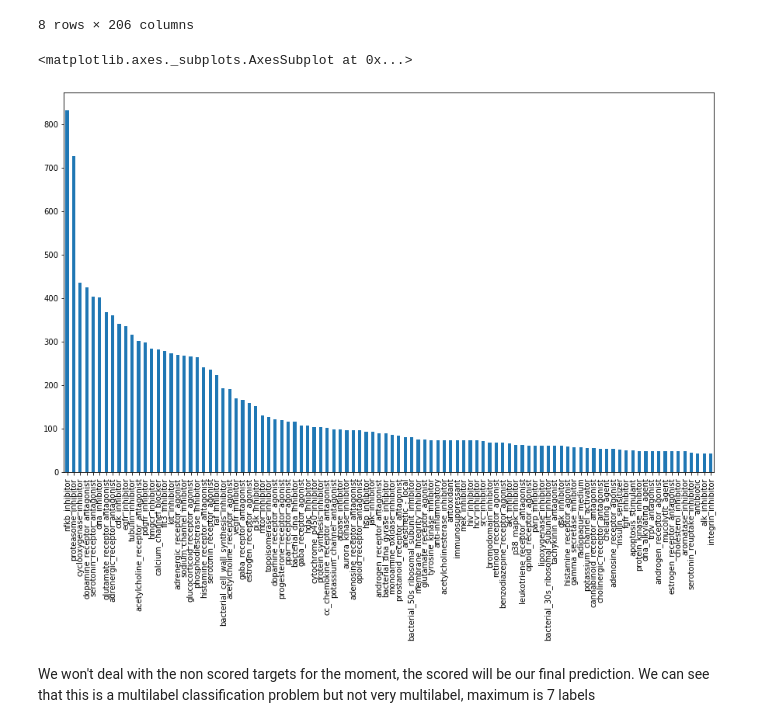
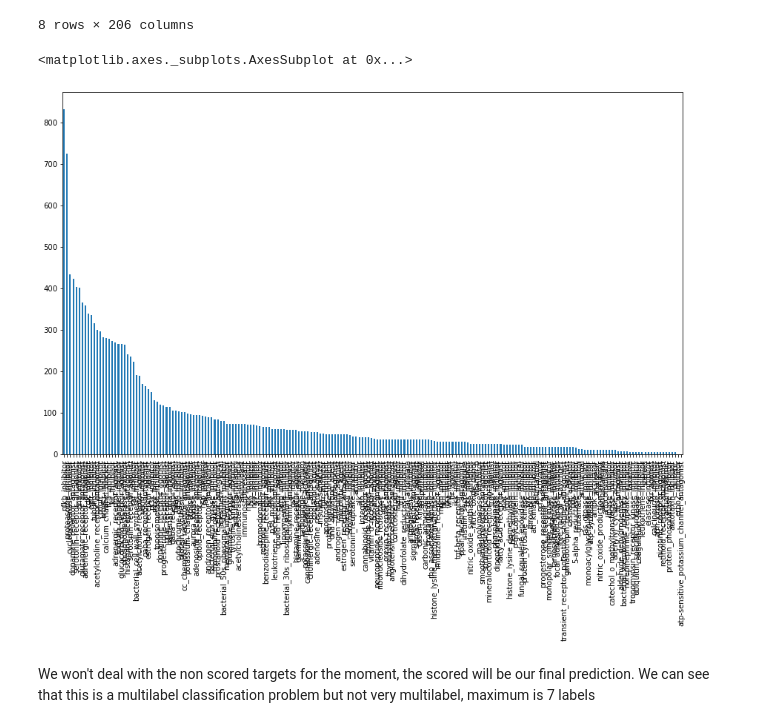
Before and after one commit to tzoukritzou/kaggle_moa, a Jupyter notebook: data_analysis.ipynb, the cells around one changed output. Drawn from its saved outputs; the diff is of its cells as text; code cells hidden in the pictures.

```diff
--- a/data_analysis.ipynb
+++ b/data_analysis.ipynb
@@ -61,10 +62,11 @@ train_targets_s.describe()
 | max | 1.000000 | 1.000000 | 1.000000 | 1.000000 | ... |
 8 rows × 206 columns
 # %%
-#targets_sum = train_targets_s.sum(axis=0).drop('sig_id').sort_values(ascending=False)
-targets_sum.iloc[:100].plot.bar(figsize=(15,9))
+y = train_targets_s.drop('sig_id', axis=1)
+targets_sum = y.sum(axis=0).sort_values(ascending=False)
+targets_sum.iloc[:].plot.bar(figsize=(15,9))
 # %% [output]
 <matplotlib.axes._subplots.AxesSubplot at 0x...>
-[figure, old version]
+[figure, new version]
 # %% [markdown]
 We won't deal with the non scored targets for the moment, the scored will be our final prediction. We can see that this is a multilabel classification problem but not very multilabel, maximum is 7 labels
```
Also changed, not shown: parts of 6 cells of this notebook, 8 other files.
